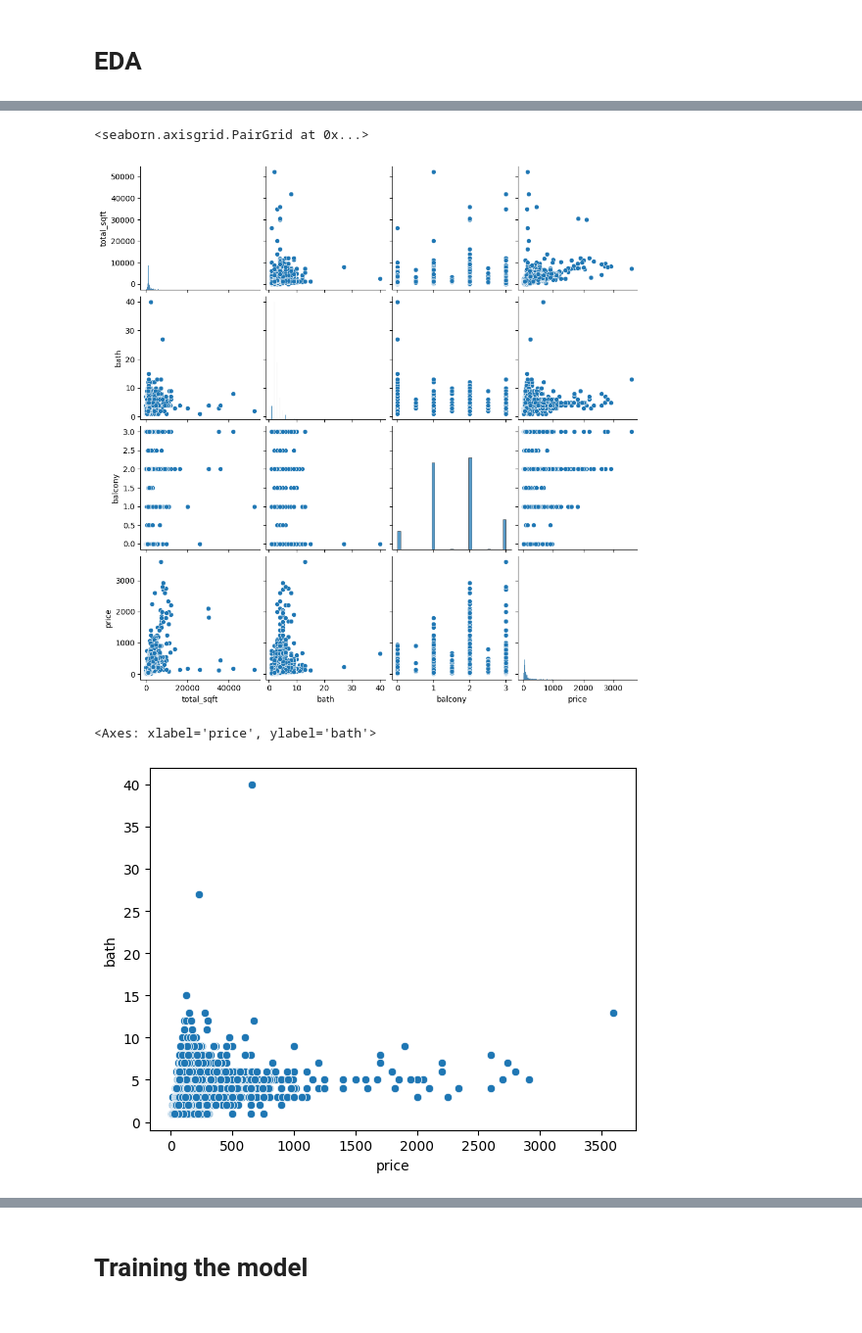
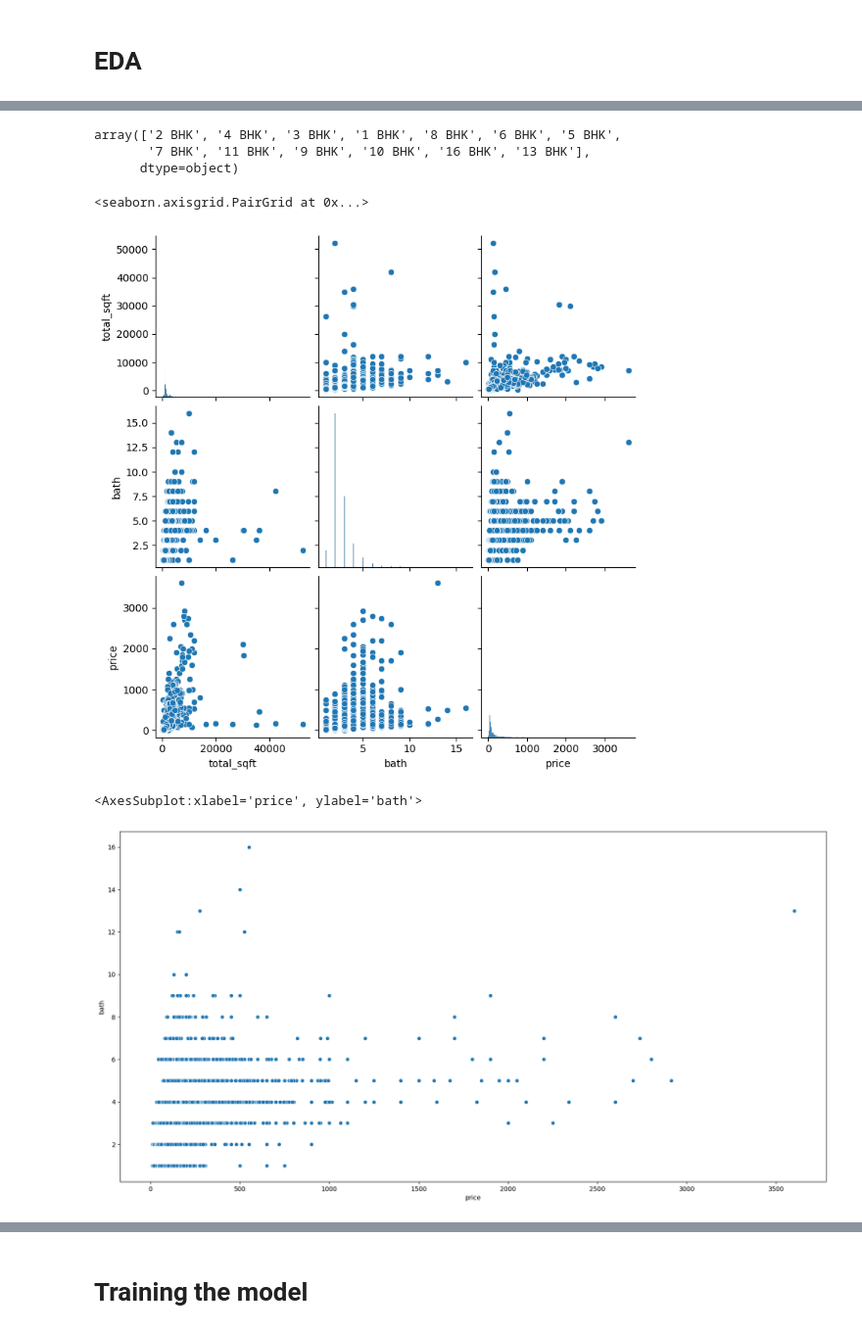
Before and after one commit to Sagarkanojiya19/BengaluruHousePricePridiction, a Jupyter notebook: Bengaluru_House_Price_Pridiction.ipynb, the cells around one changed output, grey strips where cells are left out. Shown at 98% size. Cells and saved outputs as stored; diff of their text form; code cells hidden in the pictures.

```diff
--- a/Bengaluru_House_Price_Pridiction.ipynb
+++ b/Bengaluru_House_Price_Pridiction.ipynb
@@ -301,0 +188,3 @@ memory usage: 983.4+ KB
+# %%
+location_stats_less_than_10 = location_stats[location_stats<=10]
+location_stats_less_than_10
@@ -301,0 +208,3 @@ memory usage: 983.4+ KB
+# %%
+df4.location = df4.location.apply(lambda x: 'other' if x in location_stats_less_than_10 else x)
+df4.location.nunique()
@@ -301,0 +225,3 @@ memory usage: 983.4+ KB
+# %%
+df5 = df4[~(df4.total_sqft/df4.rooms<300)]
+df5.shape
@@ -311,0 +264,2 @@ Bengaluru_df[['total_sqft','bath','balcony','price']].corr()
+# %%
+df6 = df5.drop(columns=['rooms'])
@@ -312,12 +281,18 @@ Bengaluru_df[['total_sqft','bath','balcony','price']].corr()
+# %%
+df6['size'].unique()
+# %% [output]
+array(['2 BHK', '4 BHK', '3 BHK', '1 BHK', '8 BHK', '6 BHK', '5 BHK',
+       '7 BHK', '11 BHK', '9 BHK', '10 BHK', '16 BHK', '13 BHK'],
+      dtype=object)
 # %%
 import seaborn as sns
 # %%
-sns.pairplot(Bengaluru_df)
+sns.pairplot(df6)
 # %% [output]
 <seaborn.axisgrid.PairGrid at 0x...>
-[figure, old version]
+[figure, new version]
 # %%
-sns.scatterplot(x='price',y='bath',data=Bengaluru_df)
+sns.scatterplot(x='price',y='bath',data=df6)
 # %% [output]
-<Axes: xlabel='price', ylabel='bath'>
+<AxesSubplot:xlabel='price', ylabel='bath'>
-[figure, old version]
+[figure, new version]
```
Also changed, not shown: parts of 108 cells of this notebook, 6 other files.
